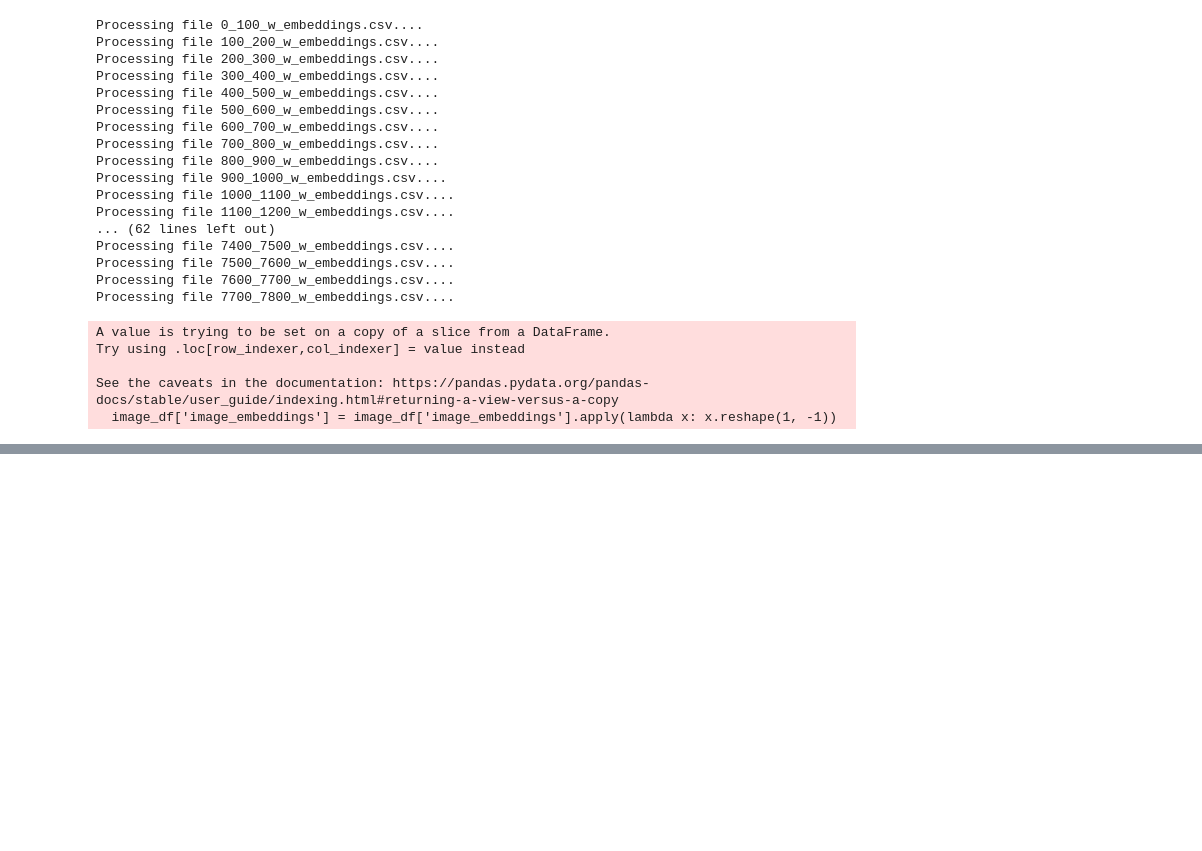
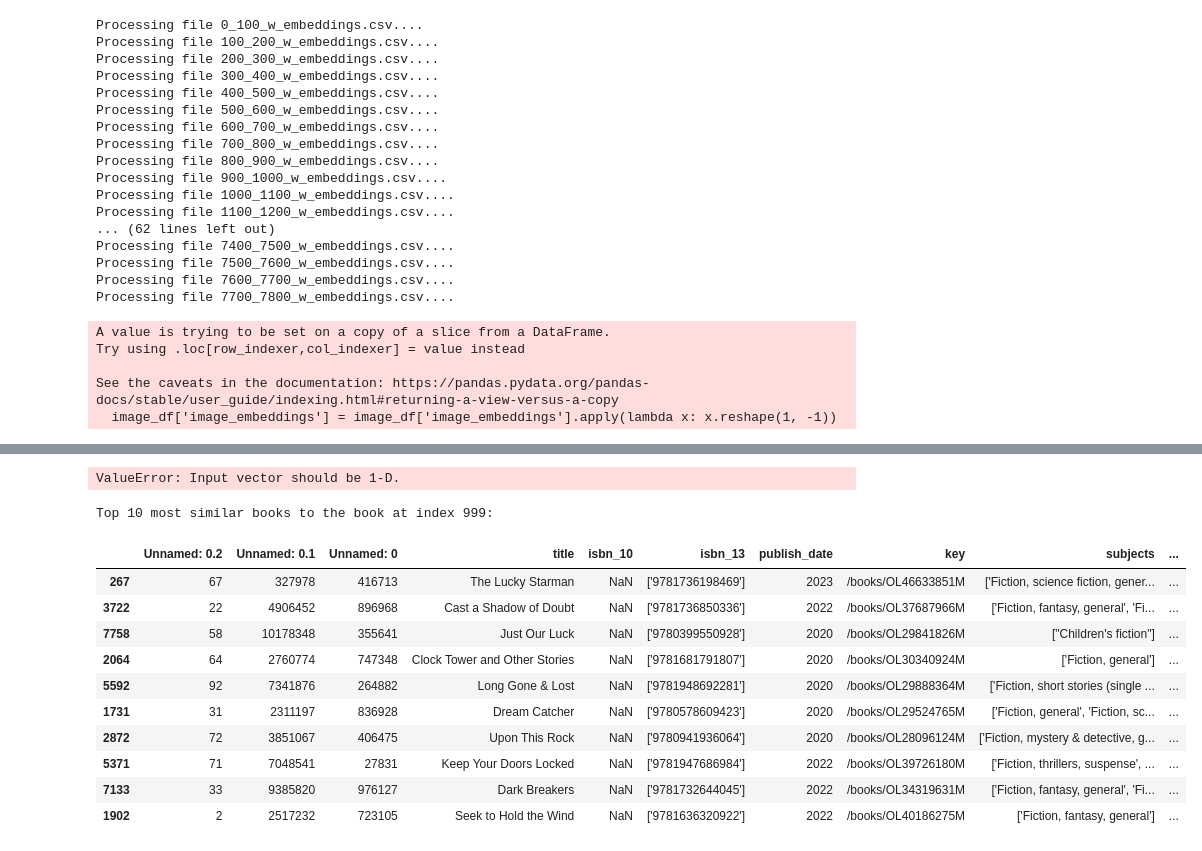
Before and after one commit to klien0257/MSIS4013-22520753-DBMS-Project, a Jupyter notebook: Clip_Semantic_Book_Search.ipynb, the cells around one changed output, grey strips where cells are left out. Cells and saved outputs as stored; diff of their text form; code cells hidden in the pictures; blank space fills up the shorter version.

```diff
--- a/Clip_Semantic_Book_Search.ipynb
+++ b/Clip_Semantic_Book_Search.ipynb
@@ -432,3 +432,7 @@ Try using .loc[row_indexer,col_indexer] = value instead
 
 See the caveats in the documentation: https://pandas.pydata.org/pandas-docs/stable/user_guide/indexing.html#returning-a-view-versus-a-copy
   image_df['image_embeddings'] = image_df['image_embeddings'].apply(lambda x: x.reshape(1, -1))
+# %%
+import pandas as pd
+file_path = '/content/drive/MyDrive/book_data/image_embeddings.pkl'  # Replace with the actual path
+loaded_df = pd.read_pickle(file_path)
@@ -434,0 +466,50 @@ See the caveats in the documentation: https://pandas.pydata.org/pandas-docs/stab
+# %%
+query_book_index = 999  # Replace with the index of the book you want to query
+query_embedding = loaded_df.iloc[query_book_index]['image_embeddings']
+# %%
+from scipy.spatial.distance import cosine
+
+    # Calculate cosine distances between the query embedding and all other embeddings
+similarities = loaded_df['image_embeddings'].apply(lambda embedding: 1 - cosine(query_embedding, embedding))
+
+    # Add the similarities as a new column to your DataFrame
+loaded_df['similarity'] = similarities
+# %% [output]
+ValueError: Input vector should be 1-D.
+# %%
+from scipy.spatial.distance import cosine
+import numpy as np
+
+# Reshape the query embedding to be 1-dimensional
+query_embedding_1d = query_embedding.reshape(-1)
+
+# Reshape the embeddings in the DataFrame to be 1-dimensional before calculating cosine similarity
+# Calculate cosine distances between the query embedding and all other embeddings
+similarities = loaded_df['image_embeddings'].apply(lambda embedding: 1 - cosine(query_embedding_1d, embedding.reshape(-1)))
+
+# Add the similarities as a new column to your DataFrame
+loaded_df['similarity'] = similarities
+# %%
+# Sort the DataFrame by similarity in descending order
+# Exclude the query book itself from the results
+sorted_similar_books = loaded_df.sort_values(by='similarity', ascending=False)
+
+# Display the top N most similar books (excluding the query book at index 0)
+# Let's show the top 10 similar books as an example
+top_n = 10
+print(f"Top {top_n} most similar books to the book at index {query_book_index}:")
+# The most similar book will be the query book itself, so we slice from index 1 onwards
+display(sorted_similar_books.iloc[1:top_n+1])
+# %% [output]
+Top 10 most similar books to the book at index 999:
+|  | Unnamed: 0.2 | Unnamed: 0.1 | Unnamed: 0 | title | isbn_10 | isbn_13 | publish_date | key | subjects | ... |
+| 267 | 67 | 327978 | 416713 | The Lucky Starman | NaN | ['9781736198469'] | 2023 | /books/OL46633851M | ['Fiction, science fiction, gener... | ... |
+| 3722 | 22 | 4906452 | 896968 | Cast a Shadow of Doubt | NaN | ['9781736850336'] | 2022 | /books/OL37687966M | ['Fiction, fantasy, general', 'Fi... | ... |
+| 7758 | 58 | 10178348 | 355641 | Just Our Luck | NaN | ['9780399550928'] | 2020 | /books/OL29841826M | ["Children's fiction"] | ... |
+| 2064 | 64 | 2760774 | 747348 | Clock Tower and Other Stories | NaN | ['9781681791807'] | 2020 | /books/OL30340924M | ['Fiction, general'] | ... |
+| 5592 | 92 | 7341876 | 264882 | Long Gone & Lost | NaN | ['9781948692281'] | 2020 | /books/OL29888364M | ['Fiction, short stories (single ... | ... |
+| 1731 | 31 | 2311197 | 836928 | Dream Catcher | NaN | ['9780578609423'] | 2020 | /books/OL29524765M | ['Fiction, general', 'Fiction, sc... | ... |
+| 2872 | 72 | 3851067 | 406475 | Upon This Rock | NaN | ['9780941936064'] | 2020 | /books/OL28096124M | ['Fiction, mystery & detective, g... | ... |
+| 5371 | 71 | 7048541 | 27831 | Keep Your Doors Locked | NaN | ['9781947686984'] | 2022 | /books/OL39726180M | ['Fiction, thrillers, suspense', ... | ... |
+| 7133 | 33 | 9385820 | 976127 | Dark Breakers | NaN | ['9781732644045'] | 2022 | /books/OL34319631M | ['Fiction, fantasy, general', 'Fi... | ... |
+| 1902 | 2 | 2517232 | 723105 | Seek to Hold the Wind | NaN | ['9781636320922'] | 2022 | /books/OL40186275M | ['Fiction, fantasy, general'] | ... |
```
Also changed, not shown: parts of 1 cell of this notebook.
